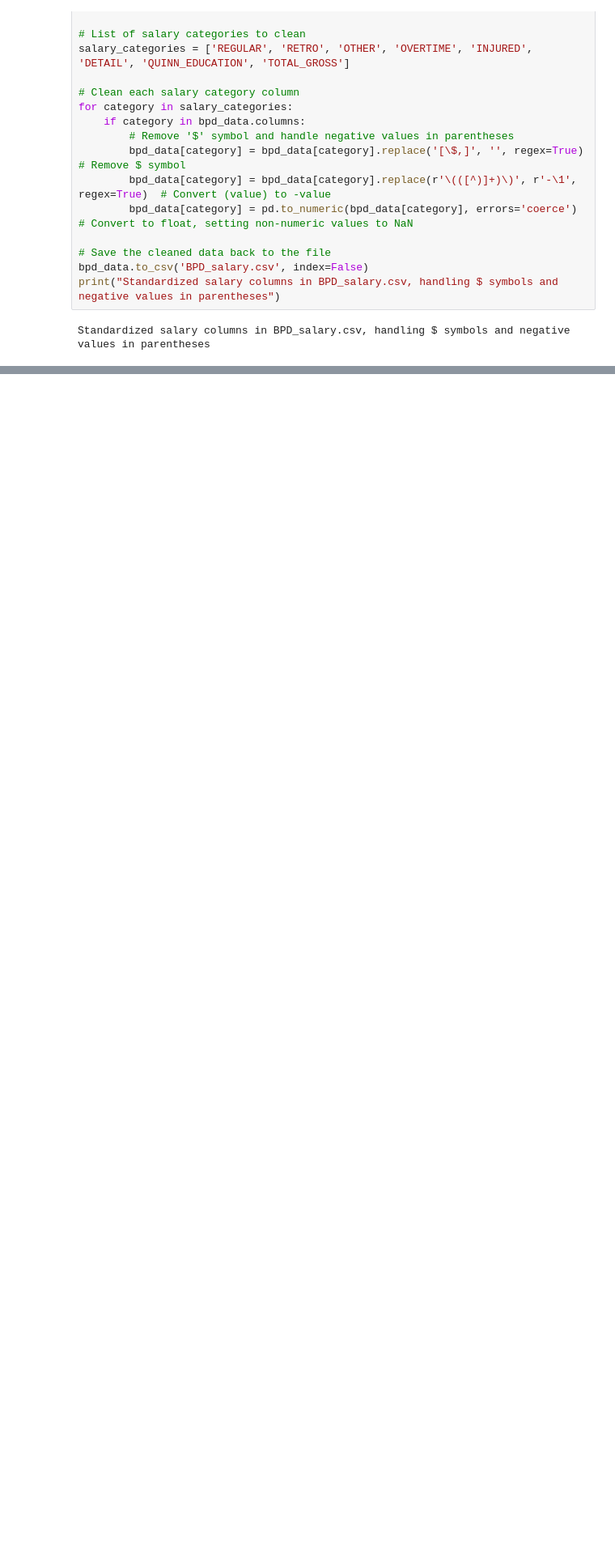
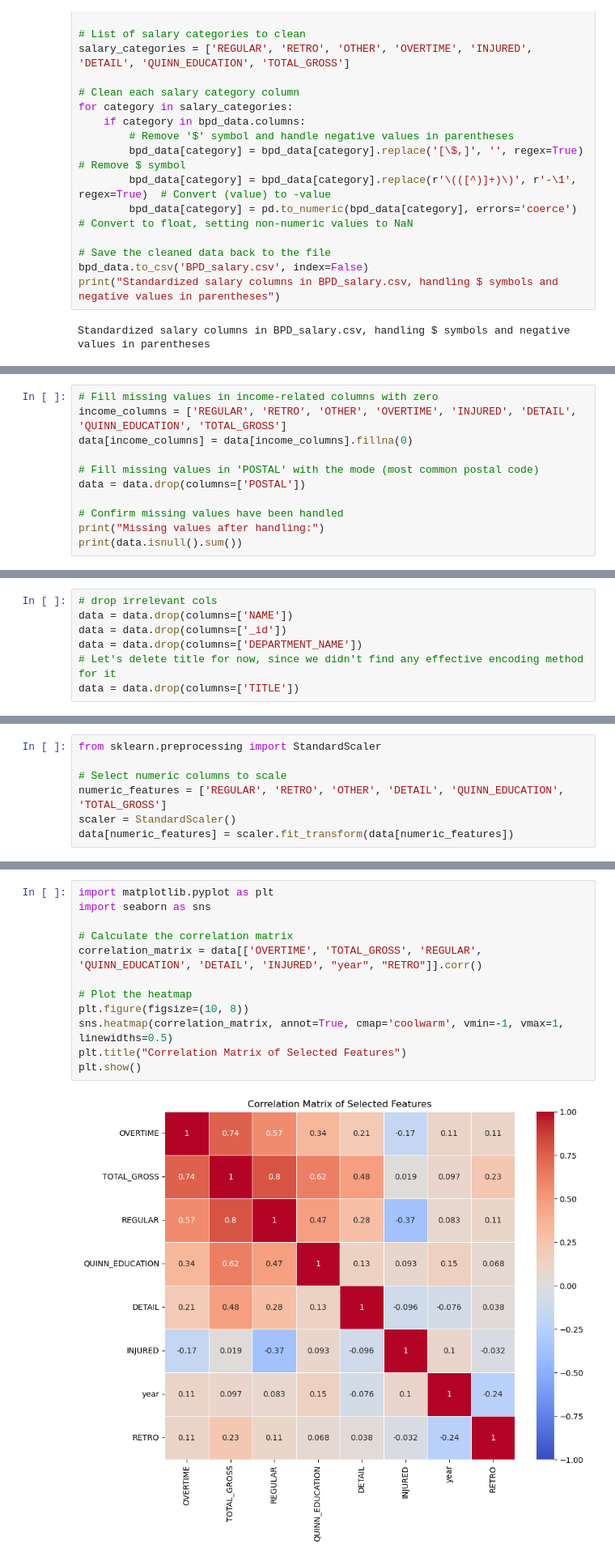
Before and after one commit to BU-Fall24-CS506-Team/Police-overtime, a Jupyter notebook: data_cleaning.ipynb, the cells around one changed output, grey strips where cells are left out. Shown: that part at 81% size. Saved outputs shown, nothing was run; the diff lists cells and outputs as text; blank space fills up the shorter version.

```diff
--- a/data_cleaning.ipynb
+++ b/data_cleaning.ipynb
@@ -288,0 +460,11 @@ plt.show()
+# %%
+# Fill missing values in income-related columns with zero
+income_columns = ['REGULAR', 'RETRO', 'OTHER', 'OVERTIME', 'INJURED', 'DETAIL', 'QUINN_EDUCATION', 'TOTAL_GROSS']
+data[income_columns] = data[income_columns].fillna(0)
+
+# Fill missing values in 'POSTAL' with the mode (most common postal code)
+data = data.drop(columns=['POSTAL'])
+
+# Confirm missing values have been handled
+print("Missing values after handling:")
+print(data.isnull().sum())
@@ -288,0 +487,7 @@ plt.show()
+# %%
+# drop irrelevant cols
+data = data.drop(columns=['NAME'])
+data = data.drop(columns=['_id'])
+data = data.drop(columns=['DEPARTMENT_NAME'])
+# Let's delete title for now, since we didn't find any effective encoding method for it
+data = data.drop(columns=['TITLE'])
@@ -288,0 +512,7 @@ plt.show()
+# %%
+from sklearn.preprocessing import StandardScaler
+
+# Select numeric columns to scale
+numeric_features = ['REGULAR', 'RETRO', 'OTHER', 'DETAIL', 'QUINN_EDUCATION', 'TOTAL_GROSS']
+scaler = StandardScaler()
+data[numeric_features] = scaler.fit_transform(data[numeric_features])
@@ -288,0 +540,14 @@ plt.show()
+# %%
+import matplotlib.pyplot as plt
+import seaborn as sns
+
+# Calculate the correlation matrix
+correlation_matrix = data[['OVERTIME', 'TOTAL_GROSS', 'REGULAR', 'QUINN_EDUCATION', 'DETAIL', 'INJURED', "year", "RETRO"]].corr()
+
+# Plot the heatmap
+plt.figure(figsize=(10, 8))
+sns.heatmap(correlation_matrix, annot=True, cmap='coolwarm', vmin=-1, vmax=1, linewidths=0.5)
+plt.title("Correlation Matrix of Selected Features")
+plt.show()
+# %% [output]
+[figure, added]
```
Also changed, not shown: parts of 30 cells of this notebook.
